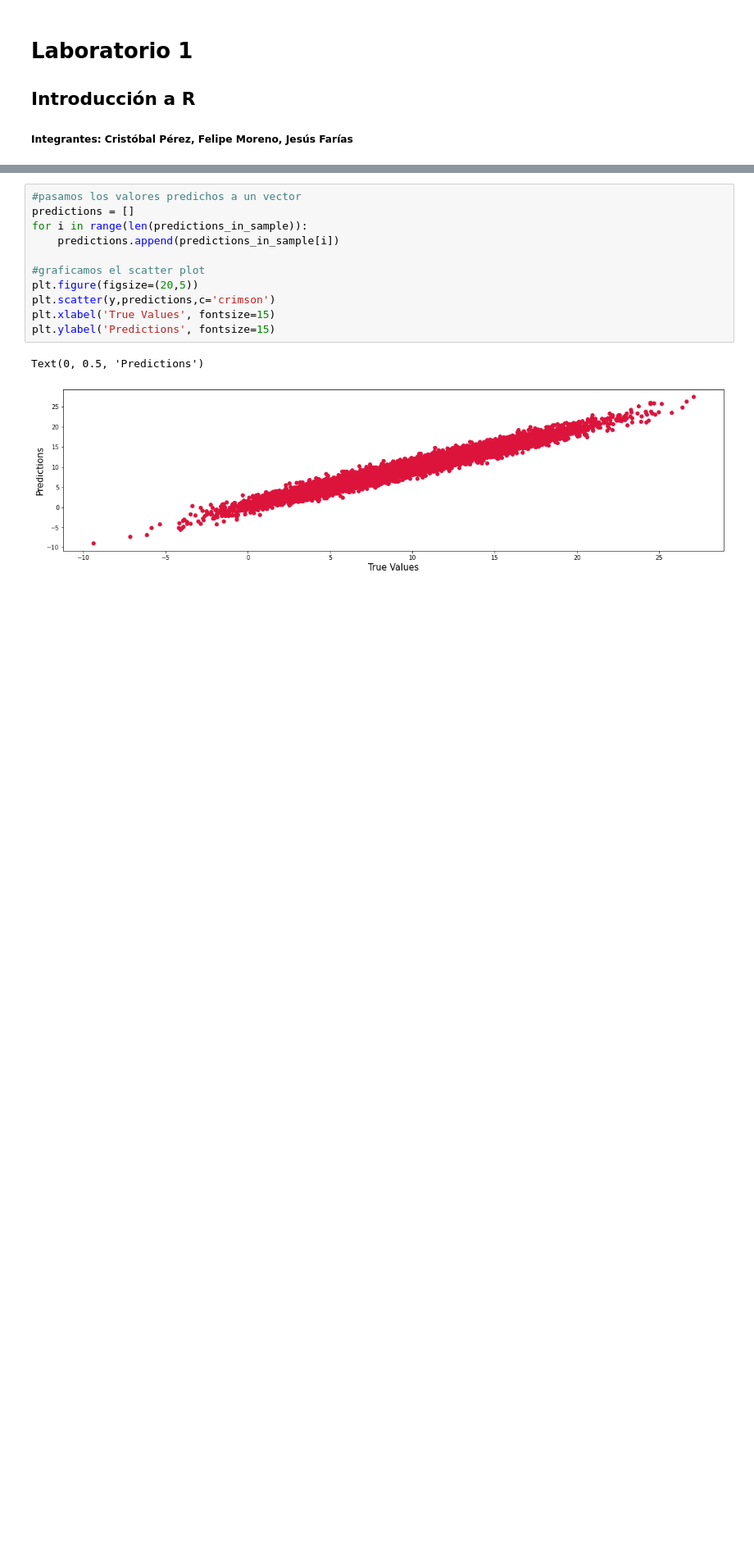
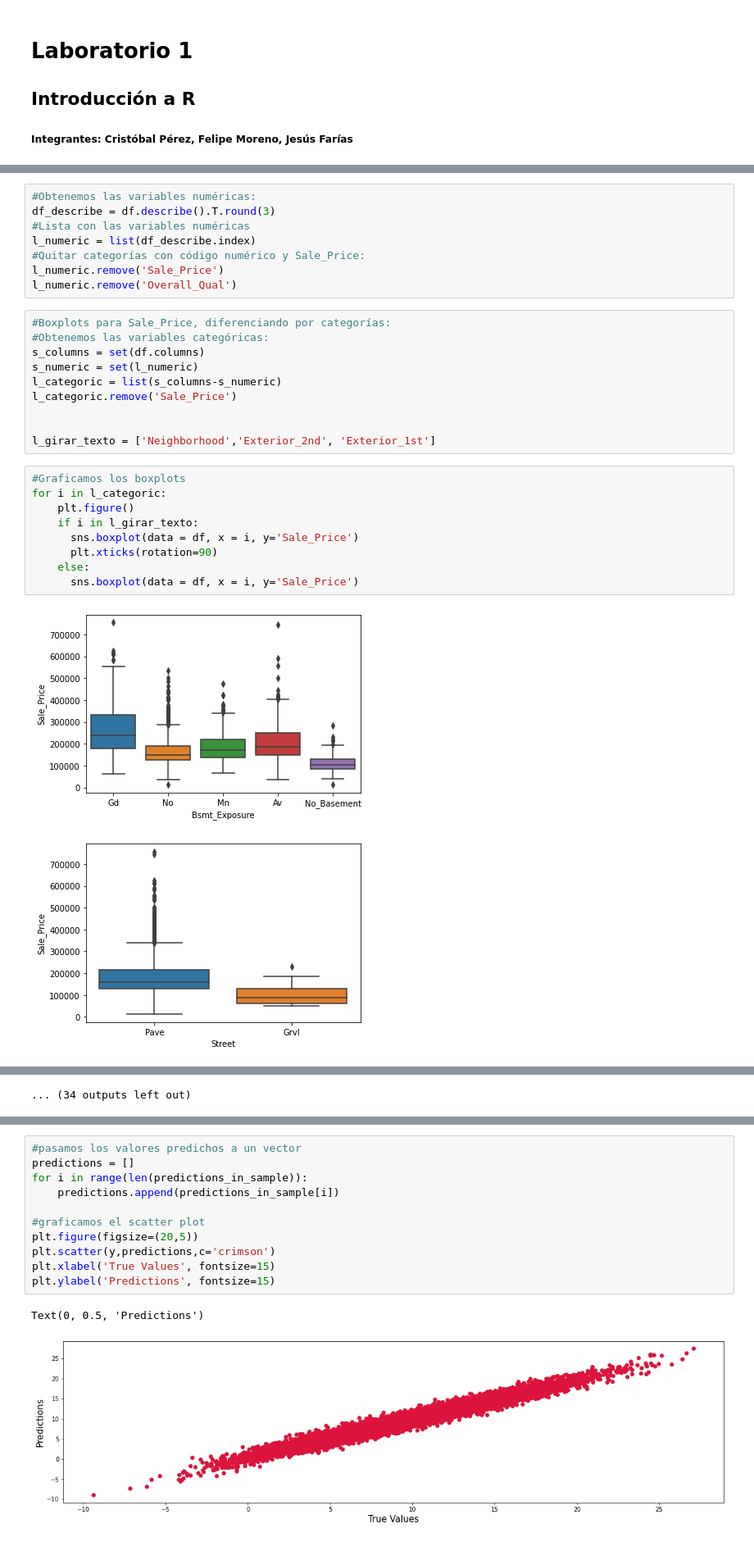
Before and after one commit to cristobalperezp/Marketing_2, a Jupyter notebook: Laboratorio_2.ipynb, the cells around one changed output, grey strips where cells are left out. Shown at 82% size. Saved outputs shown, nothing was run; the diff lists cells and outputs as text; blank space fills up the shorter version.

```diff
--- a/Laboratorio_2.ipynb
+++ b/Laboratorio_2.ipynb
@@ -135,0 +199,30 @@ predictions_in_sample = model.predict(df)
+# %%
+#Obtenemos las variables numéricas:
+df_describe = df.describe().T.round(3)
+#Lista con las variables numéricas
+l_numeric = list(df_describe.index)
+#Quitar categorías con código numérico y Sale_Price:
+l_numeric.remove('Sale_Price')
+l_numeric.remove('Overall_Qual')
+# %%
+#Boxplots para Sale_Price, diferenciando por categorías:
+#Obtenemos las variables categóricas:
+s_columns = set(df.columns)
+s_numeric = set(l_numeric)
+l_categoric = list(s_columns-s_numeric)
+l_categoric.remove('Sale_Price')
+
+
+l_girar_texto = ['Neighborhood','Exterior_2nd', 'Exterior_1st']
+# %%
+#Graficamos los boxplots
+for i in l_categoric:
+    plt.figure()
+    if i in l_girar_texto:
+      sns.boxplot(data = df, x = i, y='Sale_Price')
+      plt.xticks(rotation=90)
+    else:
+      sns.boxplot(data = df, x = i, y='Sale_Price')
+# %% [output]
+[figure, added]
+[figure, added]
@@ -135,0 +239 @@ predictions_in_sample = model.predict(df)
+... (34 outputs left out)
```
Also changed, not shown: parts of 41 cells of this notebook.
